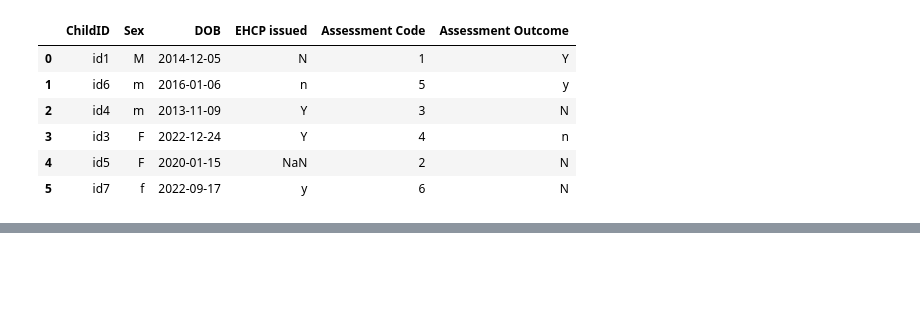
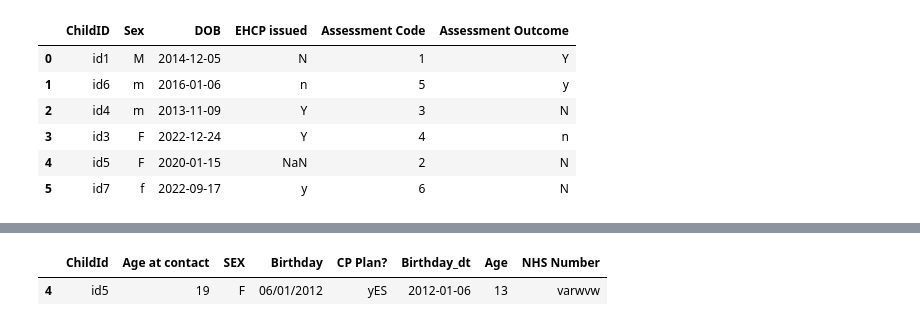
Before and after one commit to data-to-insight/ERN-sessions, a Jupyter notebook: thursday sessions/session_4.ipynb, the cells around one changed output, grey strips where cells are left out. Saved outputs shown, nothing was run; the diff lists cells and outputs as text; code cells hidden in the pictures; blank space fills up the shorter version.

```diff
--- a/thursday sessions/session_4.ipynb
+++ b/thursday sessions/session_4.ipynb
@@ -189,0 +190,12 @@ SyntaxError: invalid syntax (82028364.py, line 1)
+# %%
+# | or, & and
+
+over_5_cond = child_info['Age'] > 5
+under_20_cond = child_info['Age'] < 20
+
+between_5_20 = child_info[over_5_cond & under_20_cond]
+
+not_between_5_20 = child_info[(child_info['Age'] < 5) | (child_info['Age'] > 20)]
+# %% [output]
+|  | ChildId | Age at contact | SEX | Birthday | CP Plan? | Birthday_dt | Age | NHS Number |
+| 4 | id5 | 19 | F | 06/01/2012 | yES | 2012-01-06 | 13 | varwvw |
```
Also changed, not shown: parts of 1 cell of this notebook, 1 other file.
